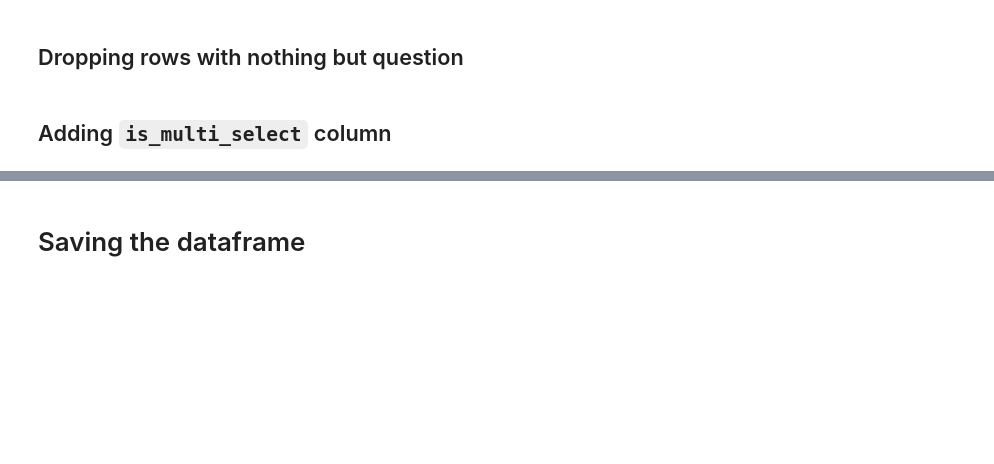
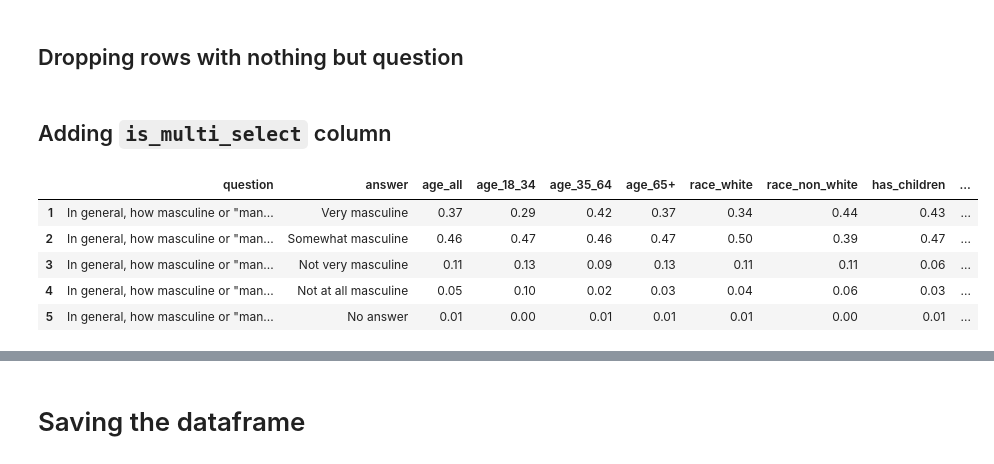
Before and after one commit to andrew-jisan-yoon/exploring-mascul-survey, a Jupyter notebook: cleaning-survey.ipynb, the cells around one changed output, grey strips where cells are left out. Drawn from its saved outputs; the diff is of its cells as text; code cells hidden in the pictures; blank space fills up the shorter version.

```diff
--- a/cleaning-survey.ipynb
+++ b/cleaning-survey.ipynb
@@ -145,3 +145,13 @@ non_questions = survey_wip.columns.drop('question')
 survey_wip = survey_wip.dropna(how='all', subset=non_questions)
 # %% [markdown]
 ## Adding `is_multi_select` column
+# %%
+survey_wip['is_multi_select'] = survey_wip['question'].str.contains(r"Select all that apply")
+survey_wip.head()
+# %% [output]
+|  | question | answer | age_all | age_18_34 | age_35_64 | age_65+ | race_white | race_non_white | has_children | ... |
+| 1 | In general, how masculine or "man... | Very masculine | 0.37 | 0.29 | 0.42 | 0.37 | 0.34 | 0.44 | 0.43 | ... |
+| 2 | In general, how masculine or "man... | Somewhat masculine | 0.46 | 0.47 | 0.46 | 0.47 | 0.50 | 0.39 | 0.47 | ... |
+| 3 | In general, how masculine or "man... | Not very masculine | 0.11 | 0.13 | 0.09 | 0.13 | 0.11 | 0.11 | 0.06 | ... |
+| 4 | In general, how masculine or "man... | Not at all masculine | 0.05 | 0.10 | 0.02 | 0.03 | 0.04 | 0.06 | 0.03 | ... |
+| 5 | In general, how masculine or "man... | No answer | 0.01 | 0.00 | 0.01 | 0.01 | 0.01 | 0.00 | 0.01 | ... |
```
Also changed, not shown: parts of 7 cells of this notebook, 1 other file.
